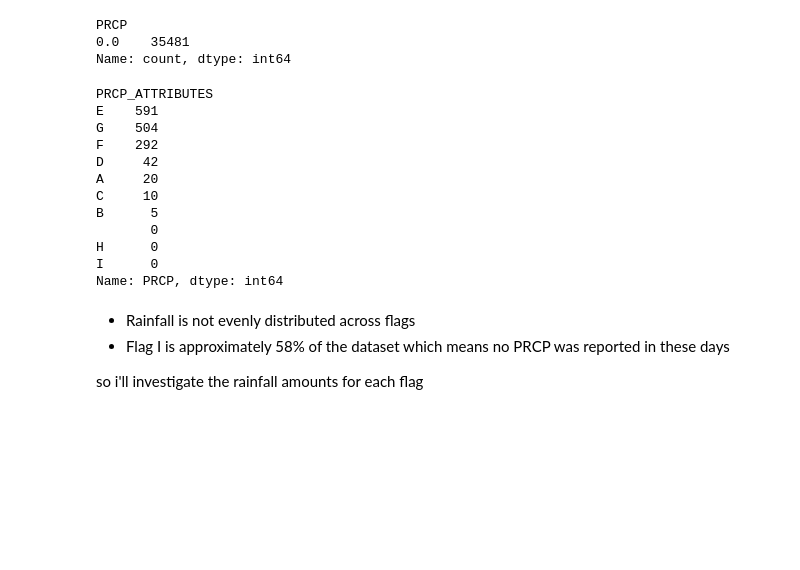
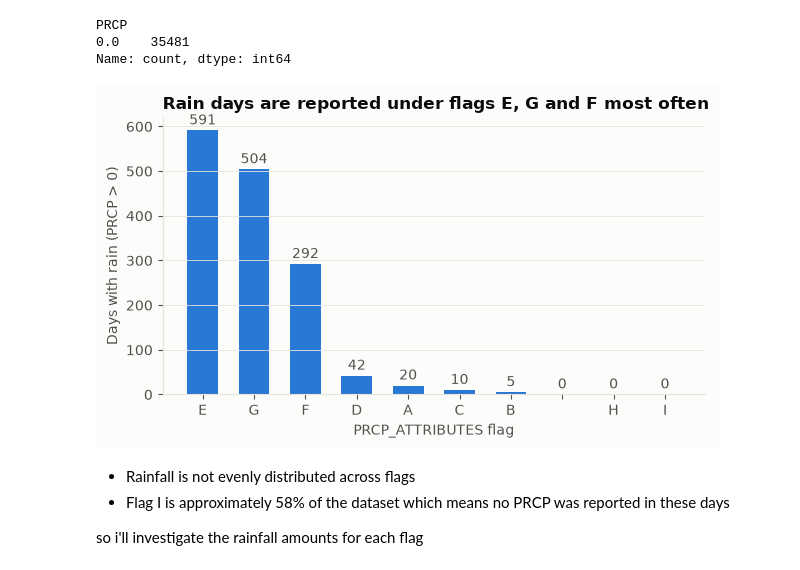
Before and after one commit to mrym828/Rainfall-generalization, a Jupyter notebook: notebooks/01_data_inspection.ipynb, the cells around one changed output. Saved outputs shown, nothing was run; the diff lists cells and outputs as text; code cells hidden in the pictures; blank space fills up the shorter version.

```diff
--- a/notebooks/01_data_inspection.ipynb
+++ b/notebooks/01_data_inspection.ipynb
@@ -3,15 +3,21 @@ import sys
 from pathlib import Path
 import pandas as pd
 import numpy as np
+import matplotlib.pyplot as plt
+from matplotlib.colors import LinearSegmentedColormap
 
-sys.path.append(str(Path.cwd().parent))
+PROJECT_ROOT = Path.cwd().parent
+sys.path.append(str(PROJECT_ROOT))
 
 from src.data_loading import load_all_stations
 from src.cleaning import replace_missing_values, convert_units
 
+FIGURES_DIR = PROJECT_ROOT / 'figures'
+FIGURES_DIR.mkdir(exist_ok=True)
+
 raw = load_all_stations()
-clean = replace_missing_values(raw)
-cleaned = convert_units(clean)
+no_sentinels = replace_missing_values(raw)
+cleaned = convert_units(no_sentinels)
 print('Raw shape:', raw.shape)
 print('Columns:', raw.columns.to_list())
 print(raw.head(3))
@@ -276,22 +375,21 @@ PRCP
 0.0    35481
 Name: count, dtype: int64
 # %%
-cleaned.groupby("PRCP_ATTRIBUTES")["PRCP"].apply(
+rainy = cleaned.groupby("PRCP_ATTRIBUTES")["PRCP"].apply(
     lambda x: (x > 0).sum()
 ).sort_values(ascending=False)
+
+fig, ax = plt.subplots(figsize=(7, 3.6))
+bars = ax.bar(rainy.index, rainy.values, color=SERIES_COLORS[0], width=0.6)
+ax.bar_label(bars, color=INK_2, padding=2)
+ax.set_xlabel("PRCP_ATTRIBUTES flag")
+ax.set_ylabel("Days with rain (PRCP > 0)")
+ax.set_title("Rain days are reported under flags E, G and F most often")
+ax.grid(axis="x", visible=False)
+fig.savefig(FIGURES_DIR / "fig_rainy_days_by_flag.png", dpi=150, bbox_inches="tight")
+plt.show()
 # %% [output]
-PRCP_ATTRIBUTES
-E    591
-G    504
-F    292
-D     42
-A     20
-C     10
-B      5
-       0
-H      0
-I      0
-Name: PRCP, dtype: int64
+[figure, added]
 # %% [markdown]
 - Rainfall is not evenly distributed across flags
 - Flag I is approximately 58% of the dataset which means no PRCP was reported in these days
```
Also changed, not shown: parts of 22 cells of this notebook, 2 other files.
